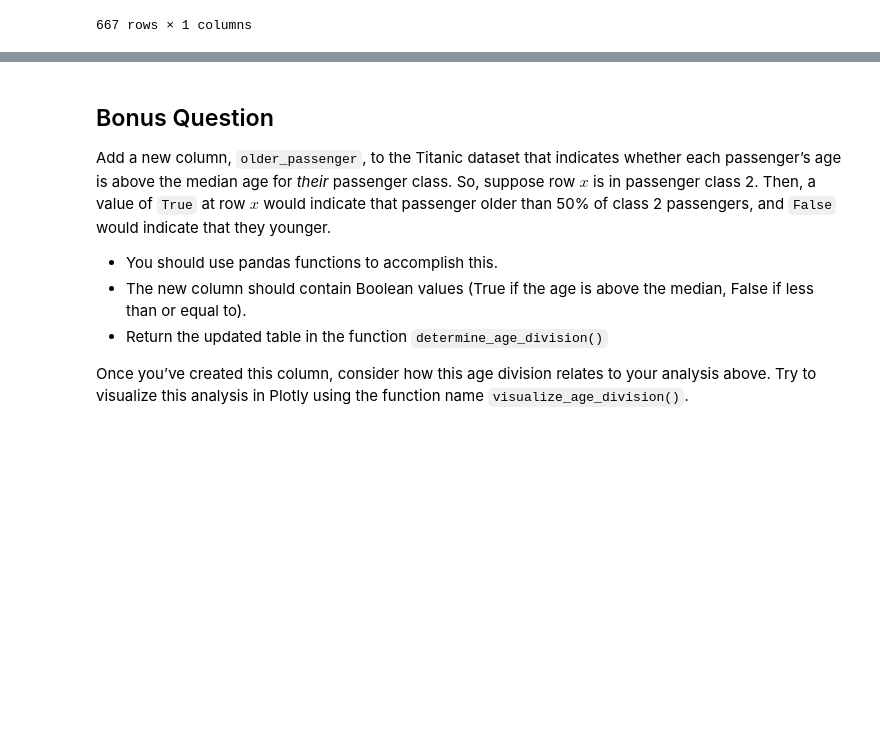
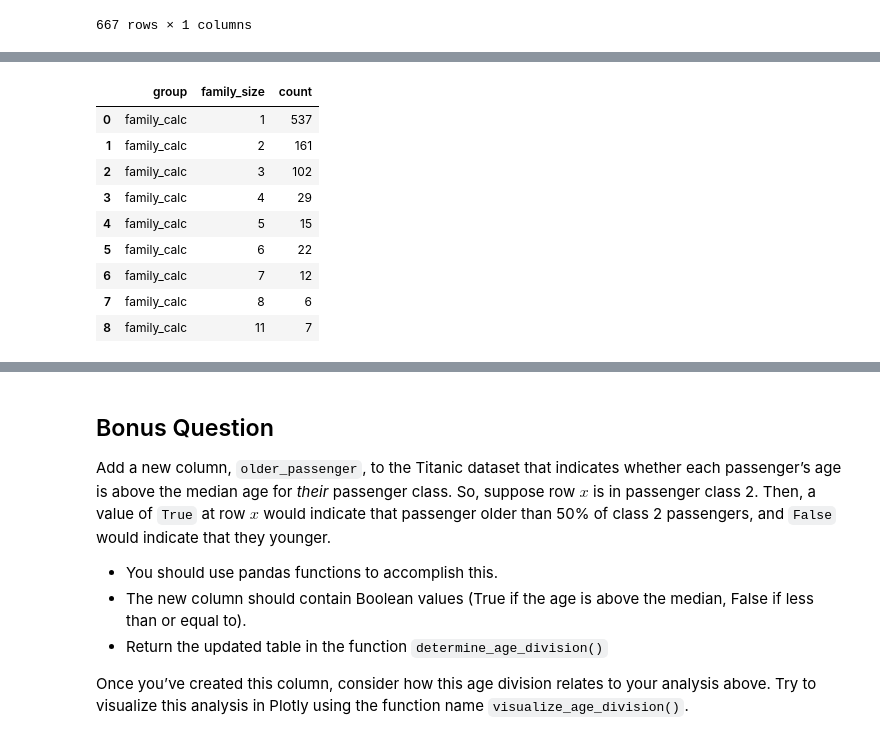
Before and after one commit to martchfr/week-5, a Jupyter notebook: exercises.ipynb, the cells around one changed output, grey strips where cells are left out. Cells and saved outputs as stored; diff of their text form; code cells hidden in the pictures; blank space fills up the shorter version.

```diff
--- a/exercises.ipynb
+++ b/exercises.ipynb
@@ -232,0 +290,21 @@ fig.show()
+# %%
+from apputil import *
+
+df_viz_family_size = family_size()
+
+# Adjust family size data frame
+df_viz_family_size['group'] = 'family_calc'
+df_viz_family_size = df_viz_family_size[['group', 'family_size']]
+df_viz_family_size = df_viz_family_size.groupby(["group", "family_size"], as_index=False).size().rename(columns={"size": "count"})
+df_viz_family_size
+# %% [output]
+|  | group | family_size | count |
+| 0 | family_calc | 1 | 537 |
+| 1 | family_calc | 2 | 161 |
+| 2 | family_calc | 3 | 102 |
+| 3 | family_calc | 4 | 29 |
+| 4 | family_calc | 5 | 15 |
+| 5 | family_calc | 6 | 22 |
+| 6 | family_calc | 7 | 12 |
+| 7 | family_calc | 8 | 6 |
+| 8 | family_calc | 11 | 7 |
```
Also changed, not shown: parts of 11 cells of this notebook, 3 other files.
